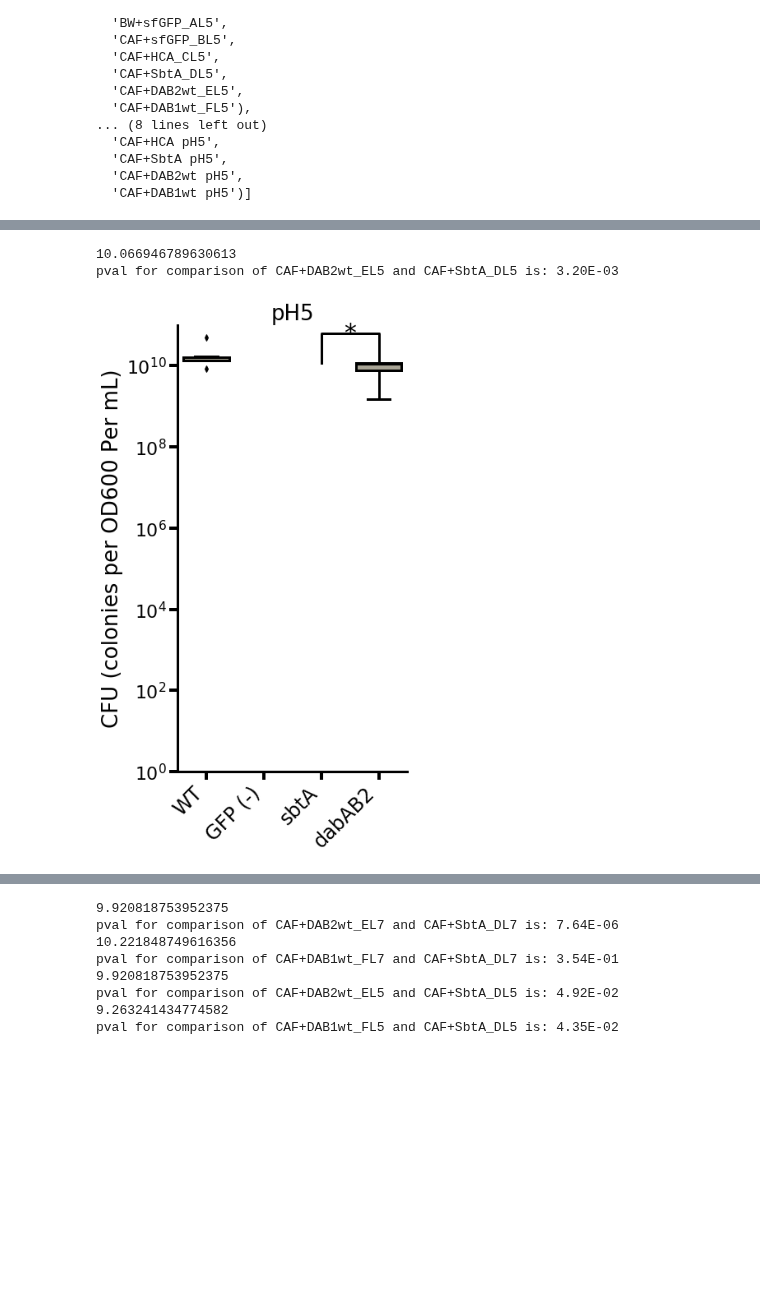
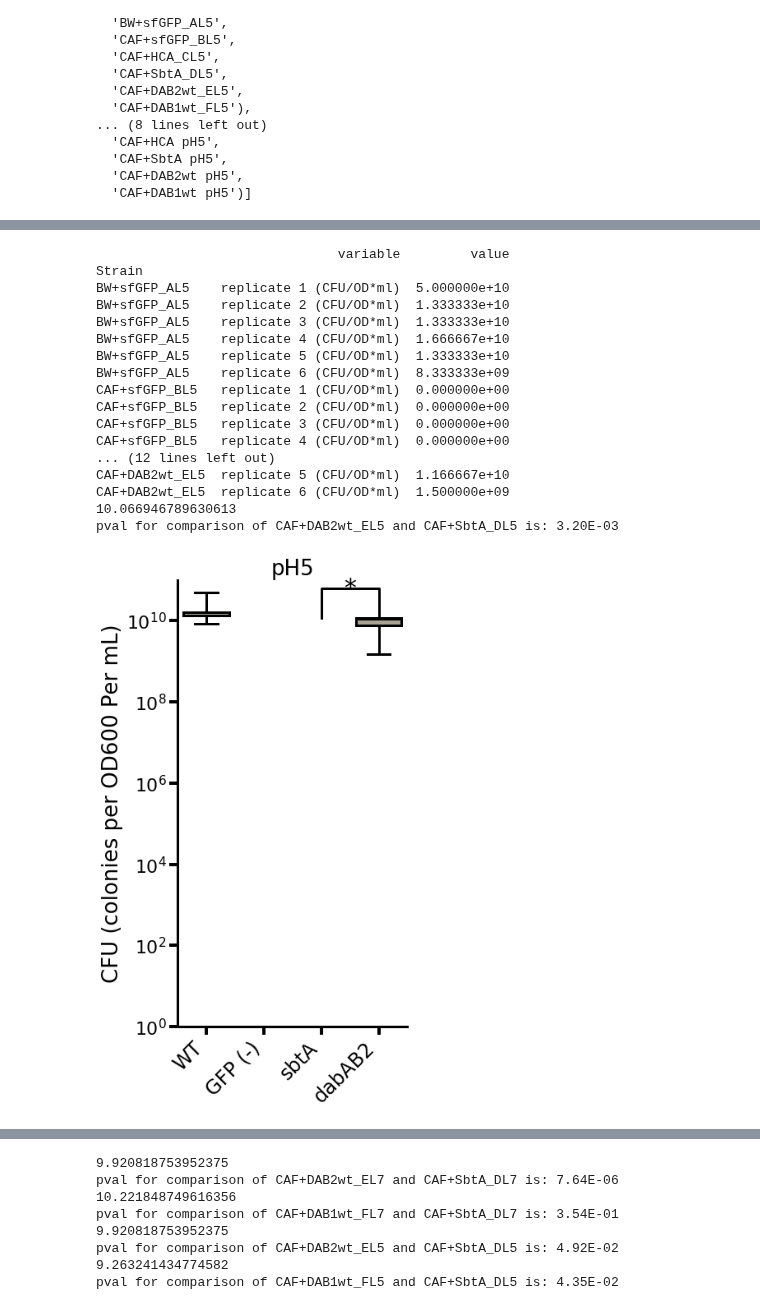
Before and after one commit to jackdesmarais/DabTransporterPaper, a Jupyter notebook: scripts/pHspottingdabA.ipynb, the cells around one changed output, grey strips where cells are left out. Drawn from its saved outputs; the diff is of its cells as text; code cells hidden in the pictures; blank space fills up the shorter version.

```diff
--- a/scripts/pHspottingdabA.ipynb
+++ b/scripts/pHspottingdabA.ipynb
@@ -225,7 +241,9 @@ byStrain = byStrain.loc[order]
 byStrain['value']=byStrain['value']#+2
 fig,ax = plt.subplots(figsize=(5,10))
 # sns.swarmplot(x='Strain',y='value',data=molten,size=5,color='k',ax=ax)
-sns.boxplot(x=byStrain.index,y='value',data=byStrain,ax=ax,color=greyish,saturation=1,linewidth=3)
+print(byStrain)
+
+sns.boxplot(x=byStrain.index,y='value',data=byStrain,ax=ax,color=greyish,saturation=1,linewidth=3,whis=200)
 
 for i,artist in enumerate(ax.artists):
     # Set the linecolor on the artist to the facecolor, and set the facecolor to None
@@ -284,32 +302,47 @@ for test1,test2,x1,x2 in to_test:
 
 
 
 plt.ylabel('CFU (colonies per OD600 Per mL)', fontsize=26)
 
 xs=range(0,len(labels))
 plt.xticks(xs, labels, rotation=45, fontsize=24, ha='right')
 plt.tick_params(axis='both', direction='out', bottom='on', left='on', top='off', right='off',
                 length=10, width=4)
 plt.yticks(fontsize=22)
 plt.yscale('log')
 ax.set_ylim([1,1e11])
 
 plt.title('pH5', fontsize=26)
 plt.xlabel('')
 # Hide the right and top spines
 ax.spines['right'].set_visible(False)
 ax.spines['top'].set_visible(False)
 
 # Only show ticks on the left and bottom spines
 ax.yaxis.set_ticks_position('left')
 ax.xaxis.set_ticks_position('bottom')
 
 #     change axis weight
 ax.spines['left'].set_linewidth(3)
 ax.spines['bottom'].set_linewidth(3)
-plt.savefig('fig4/fig4F2CFU_boxplot.eps',format='eps',bbox_inches='tight')
+plt.savefig('figS7/figS7B.eps',format='eps',bbox_inches='tight')
 plt.show()
 # %% [output]
+                               variable         value
+Strain
+BW+sfGFP_AL5    replicate 1 (CFU/OD*ml)  5.000000e+10
+BW+sfGFP_AL5    replicate 2 (CFU/OD*ml)  1.333333e+10
+BW+sfGFP_AL5    replicate 3 (CFU/OD*ml)  1.333333e+10
+BW+sfGFP_AL5    replicate 4 (CFU/OD*ml)  1.666667e+10
+BW+sfGFP_AL5    replicate 5 (CFU/OD*ml)  1.333333e+10
+BW+sfGFP_AL5    replicate 6 (CFU/OD*ml)  8.333333e+09
+CAF+sfGFP_BL5   replicate 1 (CFU/OD*ml)  0.000000e+00
+CAF+sfGFP_BL5   replicate 2 (CFU/OD*ml)  0.000000e+00
+CAF+sfGFP_BL5   replicate 3 (CFU/OD*ml)  0.000000e+00
+CAF+sfGFP_BL5   replicate 4 (CFU/OD*ml)  0.000000e+00
+... (12 lines left out)
+CAF+DAB2wt_EL5  replicate 5 (CFU/OD*ml)  1.166667e+10
+CAF+DAB2wt_EL5  replicate 6 (CFU/OD*ml)  1.500000e+09
 10.066946789630613
 pval for comparison of CAF+DAB2wt_EL5 and CAF+SbtA_DL5 is: 3.20E-03
-[figure, old version]
+[figure, new version]
```
Also changed, not shown: parts of 2 cells of this notebook, 22 other files.
